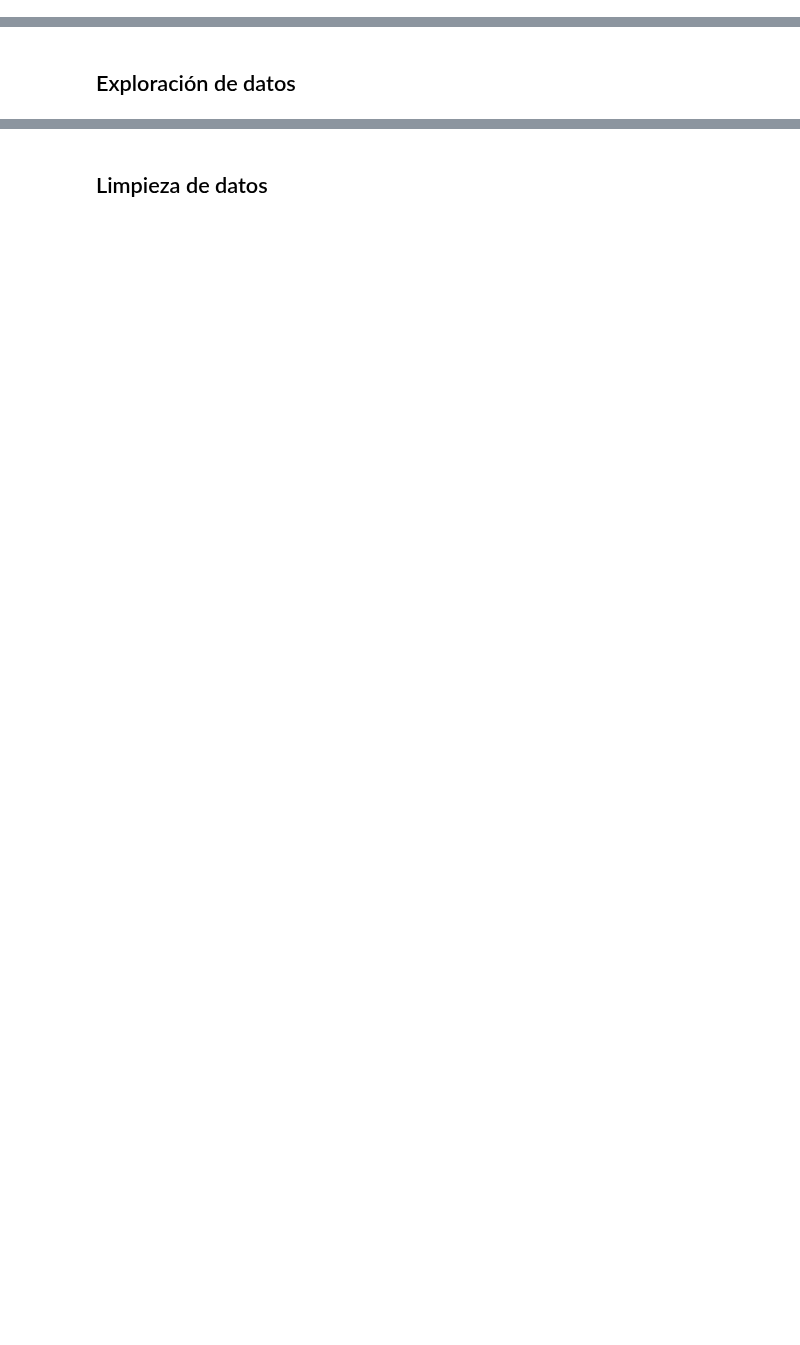
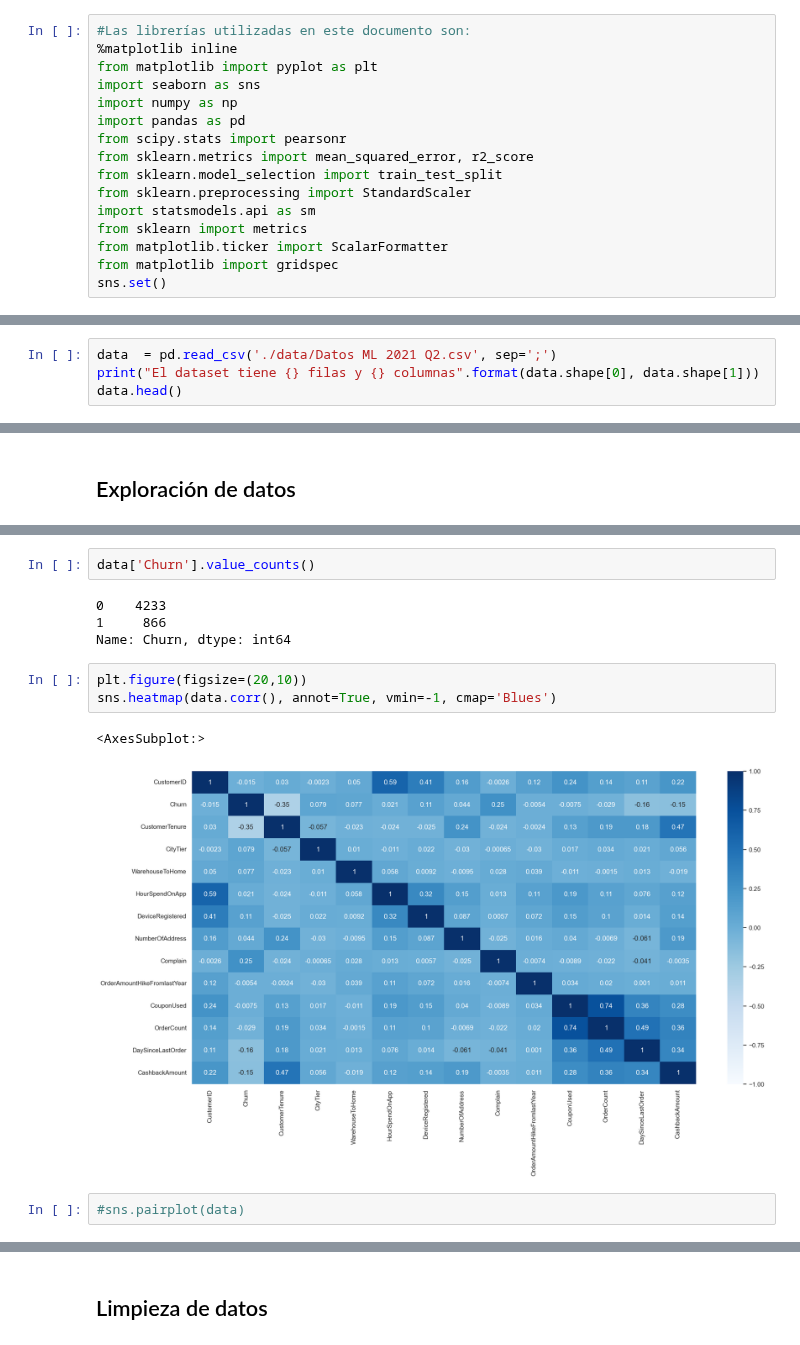
Before and after one commit to LuiosDyet/dh-ds-pi-1, a Jupyter notebook: TP3/TP3.ipynb, the cells around one changed output, grey strips where cells are left out. Drawn from its saved outputs; the diff is of its cells as text; blank space fills up the shorter version.

Commit message:
exploracion de datos

```diff
--- a/TP3/TP3.ipynb
+++ b/TP3/TP3.ipynb
@@ -3,2 +5,22 @@
+# %%
+#Las librerías utilizadas en este documento son:
+%matplotlib inline
+from matplotlib import pyplot as plt
+import seaborn as sns
+import numpy as np
+import pandas as pd
+from scipy.stats import pearsonr
+from sklearn.metrics import mean_squared_error, r2_score
+from sklearn.model_selection import train_test_split
+from sklearn.preprocessing import StandardScaler
+import statsmodels.api as sm
+from sklearn import metrics
+from matplotlib.ticker import ScalarFormatter
+from matplotlib import gridspec
+sns.set()
 # %% [markdown]
 ## Carga de datos
+# %%
+data  = pd.read_csv('./data/Datos ML 2021 Q2.csv', sep=';')
+print("El dataset tiene {} filas y {} columnas".format(data.shape[0], data.shape[1]))
+data.head()
@@ -8,0 +114,14 @@
+# %%
+data['Churn'].value_counts()
+# %% [output]
+0    4233
+1     866
+Name: Churn, dtype: int64
+# %%
+plt.figure(figsize=(20,10))
+sns.heatmap(data.corr(), annot=True, vmin=-1, cmap='Blues')
+# %% [output]
+<AxesSubplot:>
+[figure, added]
+# %%
+#sns.pairplot(data)
```
Also changed, not shown: parts of 10 cells of this notebook.
